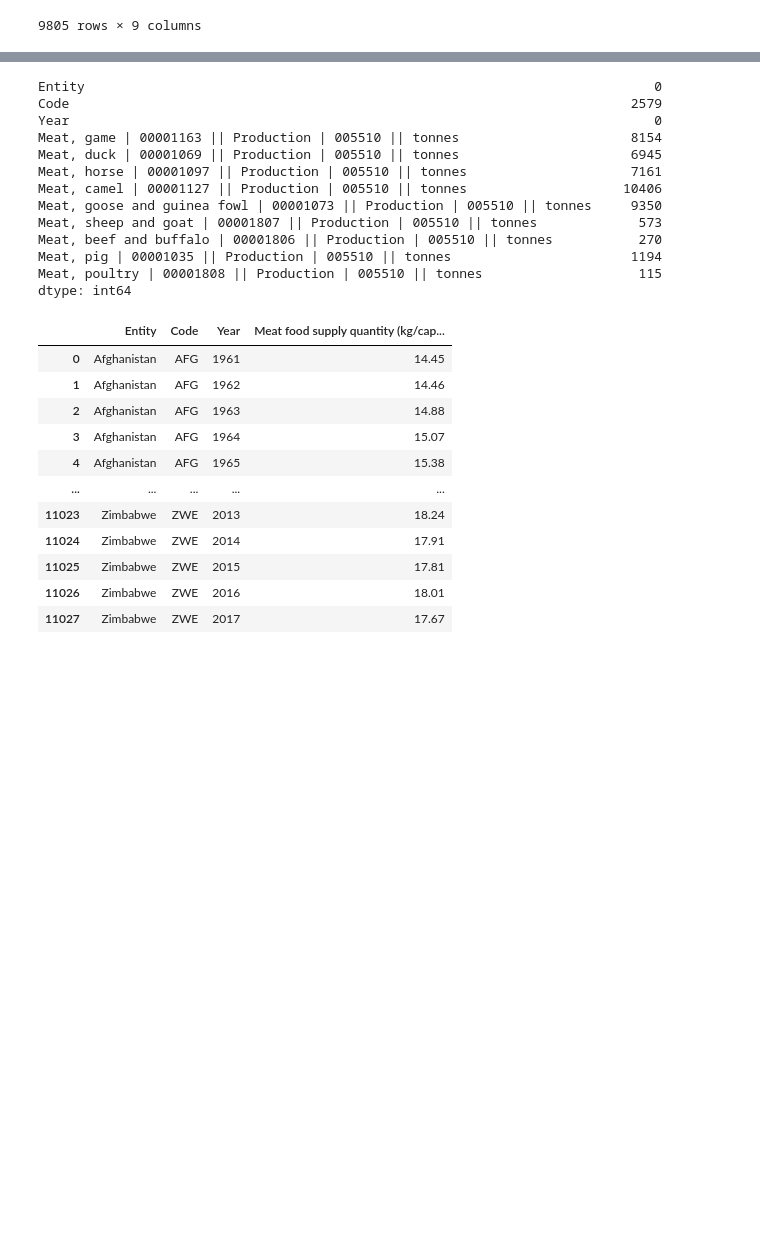
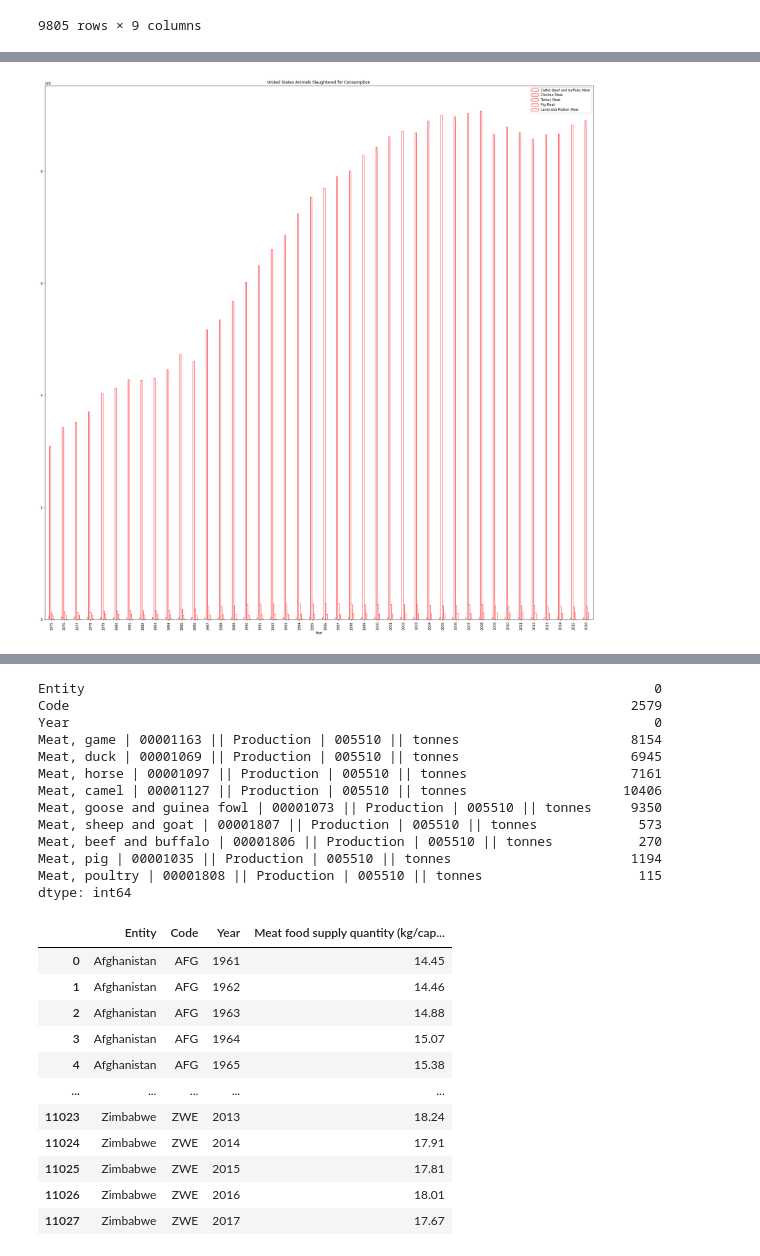
Before and after one commit to sgoolsby88/da7_capstone, a Jupyter notebook: notebooks/EDA _meat_production.ipynb, the cells around one changed output, grey strips where cells are left out. Saved outputs shown, nothing was run; the diff lists cells and outputs as text; code cells hidden in the pictures; blank space fills up the shorter version.

```diff
--- a/notebooks/EDA _meat_production.ipynb
+++ b/notebooks/EDA _meat_production.ipynb
@@ -97,3 +152,11 @@ animals_slaughtered
+# %%
+us_slaughtered.plot( y=['Cattle (beef and buffalo) Meat','Chicken Meat','Turkey Meat','Pig Meat','Lamb and Mutton Meat'],x='Year', kind='bar',figsize=(30,30), facecolor='w', edgecolor='r', color=['r','g','b','c','m'])
+#plt.figure( figsize=(20,40),dpi=256, facecolor='w', edgecolor='r')
+plt.bar()
+plt.title("United States Animals Slaughtered for Consumption")
+plt.show()
+# %% [output]
+[figure, added]
 # %%
 global_production
 # %% [output]
```
Also changed, not shown: parts of 8 cells of this notebook, 1 other file.
